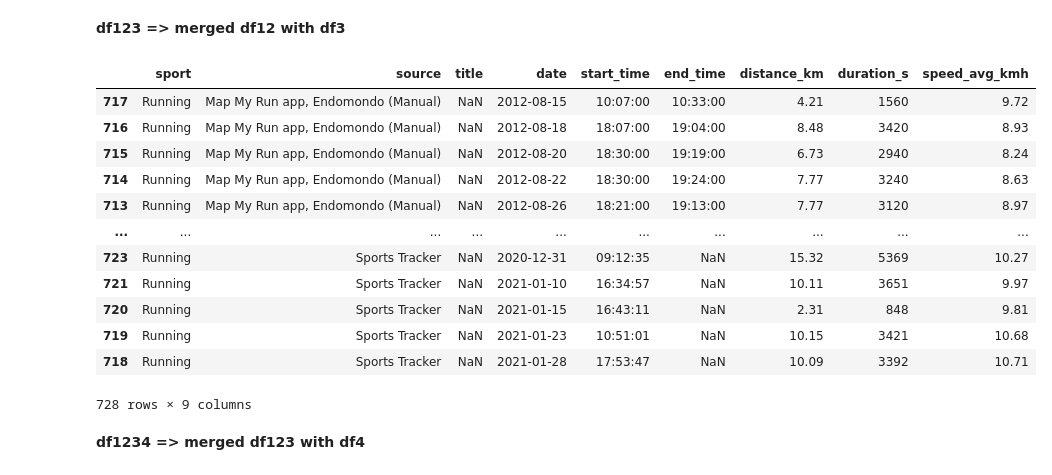
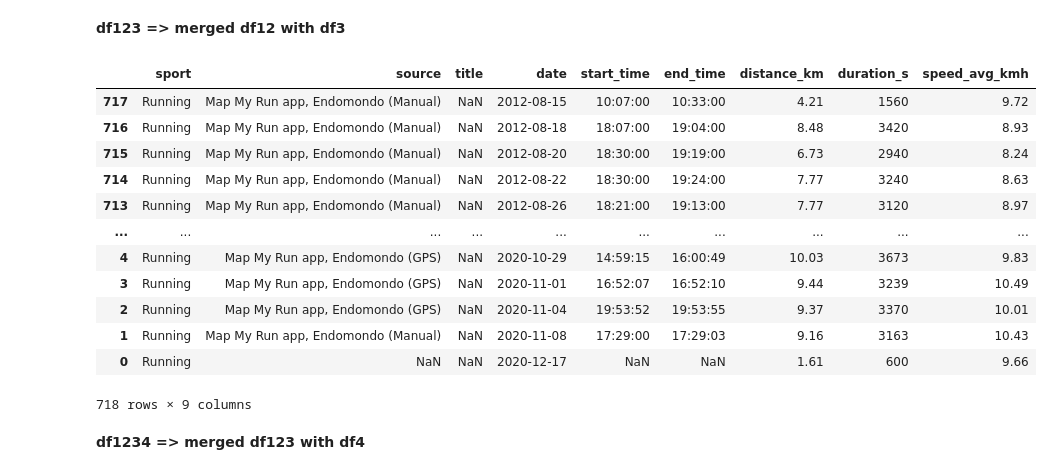
Before and after one commit to slazur83/Tableau, a Jupyter notebook: Workouts.ipynb, the cells around one changed output. Saved outputs shown, nothing was run; the diff lists cells and outputs as text; code cells hidden in the pictures.

```diff
--- a/Workouts.ipynb
+++ b/Workouts.ipynb
@@ -256,24 +256,27 @@ else:
 # %% [markdown]
 **df123 => merged df12 with df3**
 # %%
+rows_to_remove = df3[df3['date'] < '2021-12-19'].index
+df3 = df3.drop(rows_to_remove)
+
 df123 = pd.concat([df12, df3], ignore_index=True)
 df123 = df123[['sport', 'source', 'title', 'date', 'start_time', 'end_time', 'distance_km', 'duration_s', 'speed_avg_kmh']]
 df123 = df123.sort_values(by='date')
 display(df123)
 # %% [output]
 |  | sport | source | title | date | start_time | end_time | distance_km | duration_s | speed_avg_kmh |
 | 717 | Running | Map My Run app, Endomondo (Manual) | NaN | 2012-08-15 | 10:07:00 | 10:33:00 | 4.21 | 1560 | 9.72 |
 | 716 | Running | Map My Run app, Endomondo (Manual) | NaN | 2012-08-18 | 18:07:00 | 19:04:00 | 8.48 | 3420 | 8.93 |
 | 715 | Running | Map My Run app, Endomondo (Manual) | NaN | 2012-08-20 | 18:30:00 | 19:19:00 | 6.73 | 2940 | 8.24 |
 | 714 | Running | Map My Run app, Endomondo (Manual) | NaN | 2012-08-22 | 18:30:00 | 19:24:00 | 7.77 | 3240 | 8.63 |
 | 713 | Running | Map My Run app, Endomondo (Manual) | NaN | 2012-08-26 | 18:21:00 | 19:13:00 | 7.77 | 3120 | 8.97 |
 | ... | ... | ... | ... | ... | ... | ... | ... | ... | ... |
-| 723 | Running | Sports Tracker | NaN | 2020-12-31 | 09:12:35 | NaN | 15.32 | 5369 | 10.27 |
-| 721 | Running | Sports Tracker | NaN | 2021-01-10 | 16:34:57 | NaN | 10.11 | 3651 | 9.97 |
-| 720 | Running | Sports Tracker | NaN | 2021-01-15 | 16:43:11 | NaN | 2.31 | 848 | 9.81 |
-| 719 | Running | Sports Tracker | NaN | 2021-01-23 | 10:51:01 | NaN | 10.15 | 3421 | 10.68 |
-| 718 | Running | Sports Tracker | NaN | 2021-01-28 | 17:53:47 | NaN | 10.09 | 3392 | 10.71 |
+| 4 | Running | Map My Run app, Endomondo (GPS) | NaN | 2020-10-29 | 14:59:15 | 16:00:49 | 10.03 | 3673 | 9.83 |
+| 3 | Running | Map My Run app, Endomondo (GPS) | NaN | 2020-11-01 | 16:52:07 | 16:52:10 | 9.44 | 3239 | 10.49 |
+| 2 | Running | Map My Run app, Endomondo (GPS) | NaN | 2020-11-04 | 19:53:52 | 19:53:55 | 9.37 | 3370 | 10.01 |
+| 1 | Running | Map My Run app, Endomondo (Manual) | NaN | 2020-11-08 | 17:29:00 | 17:29:03 | 9.16 | 3163 | 10.43 |
+| 0 | Running | NaN | NaN | 2020-12-17 | NaN | NaN | 1.61 | 600 | 9.66 |
-728 rows × 9 columns
+718 rows × 9 columns
 # %% [markdown]
 **df1234 => merged df123 with df4**
 # %%
```
Also changed, not shown: parts of 6 cells of this notebook.
